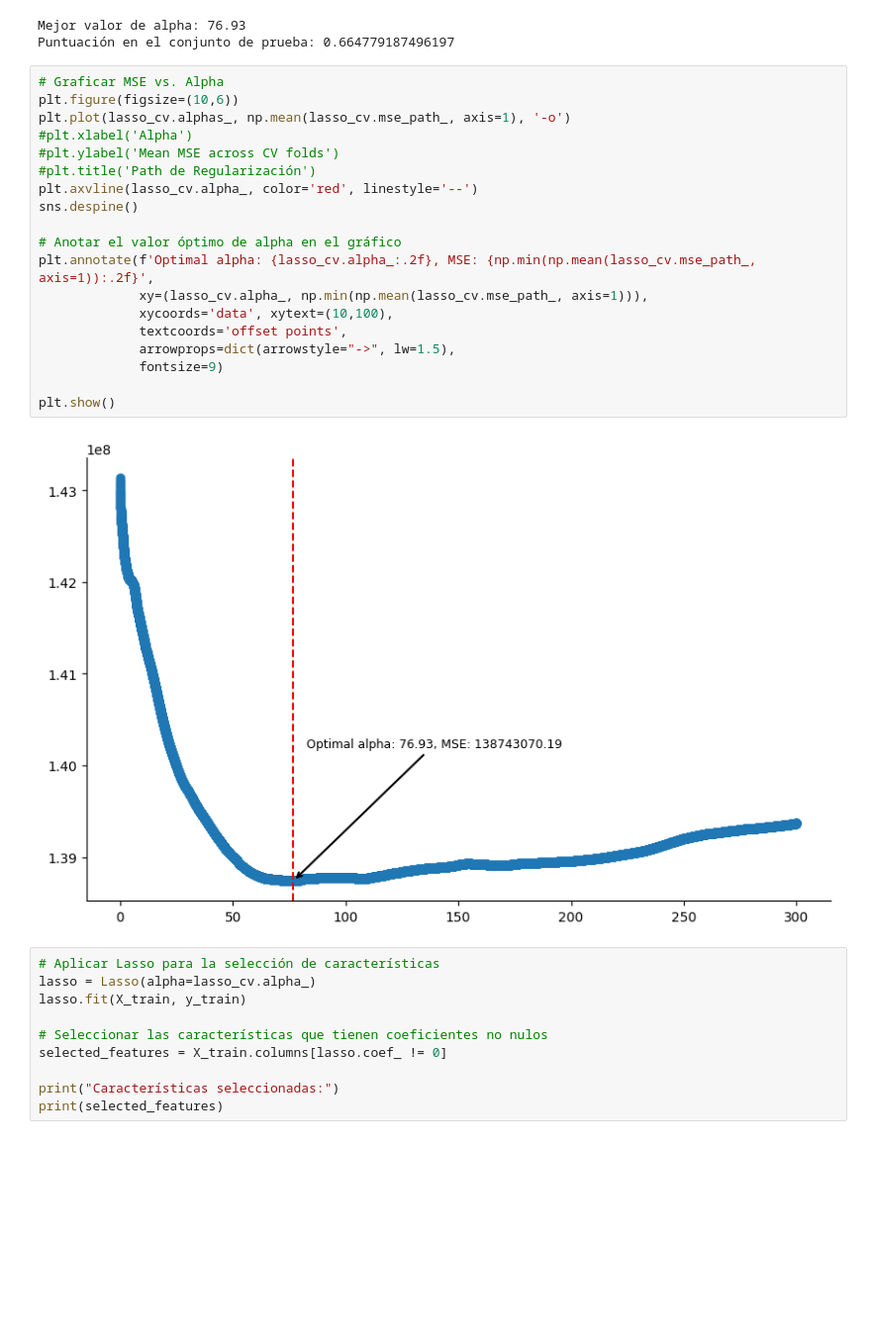
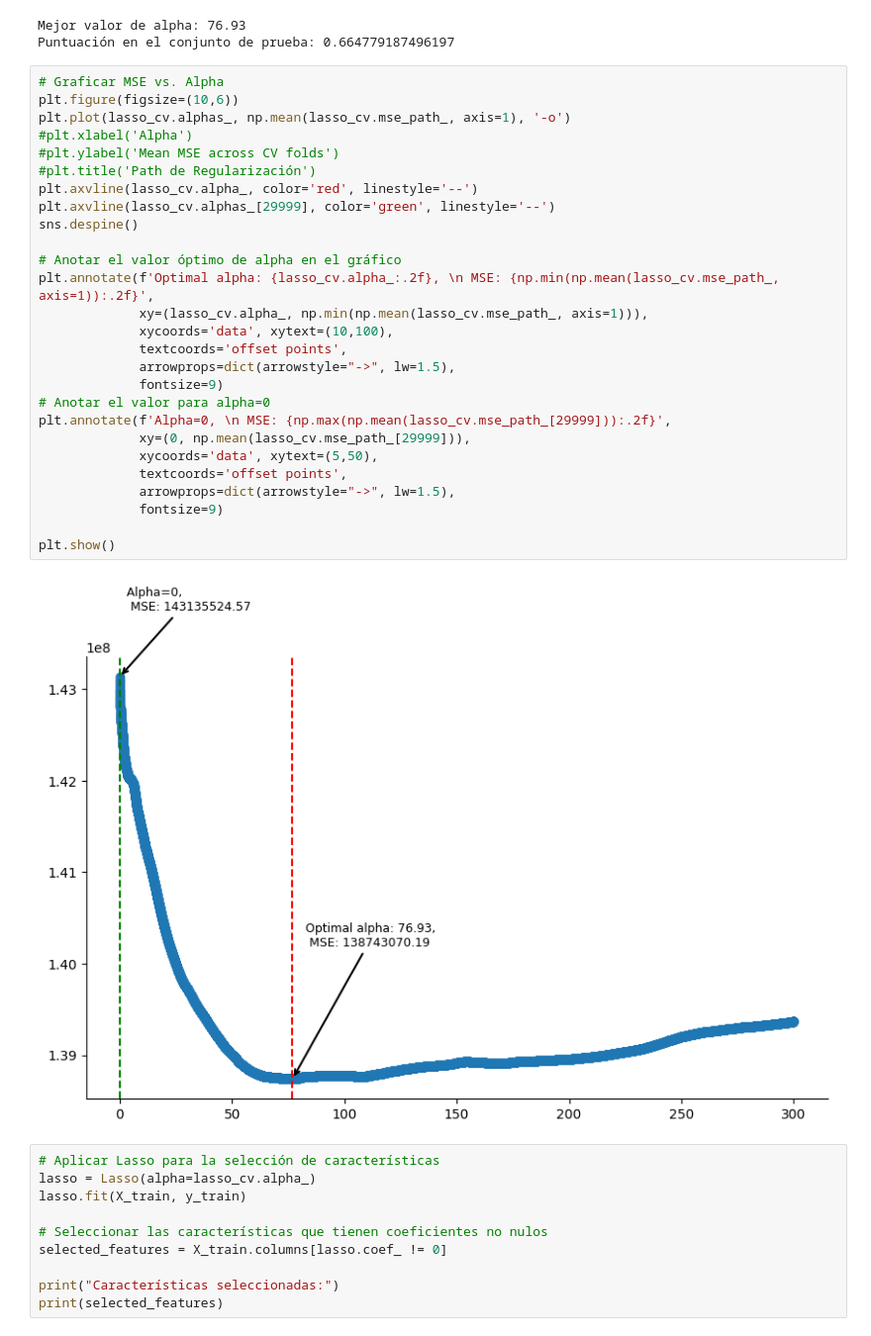
Before and after one commit to ecdiazl/capstone-project, a Jupyter notebook: RLine/Capstone - Regresion Lineal v8 (payload).ipynb, the cells around one changed output. Shown at 99% size. Drawn from its saved outputs; the diff is of its cells as text; blank space fills up the shorter version.

```diff
--- a/RLine/Capstone - Regresion Lineal v8 (payload).ipynb
+++ b/RLine/Capstone - Regresion Lineal v8 (payload).ipynb
@@ -231,24 +231,32 @@ Puntuación en el conjunto de prueba: 0.664779187496197
 # %%
 # Graficar MSE vs. Alpha
 plt.figure(figsize=(10,6))
 plt.plot(lasso_cv.alphas_, np.mean(lasso_cv.mse_path_, axis=1), '-o')
 #plt.xlabel('Alpha')
 #plt.ylabel('Mean MSE across CV folds')
 #plt.title('Path de Regularización')
 plt.axvline(lasso_cv.alpha_, color='red', linestyle='--')
+plt.axvline(lasso_cv.alphas_[29999], color='green', linestyle='--')
 sns.despine()
 
 # Anotar el valor óptimo de alpha en el gráfico
-plt.annotate(f'Optimal alpha: {lasso_cv.alpha_:.2f}, MSE: {np.min(np.mean(lasso_cv.mse_path_, axis=1)):.2f}',
+plt.annotate(f'Optimal alpha: {lasso_cv.alpha_:.2f}, \n MSE: {np.min(np.mean(lasso_cv.mse_path_, axis=1)):.2f}',
              xy=(lasso_cv.alpha_, np.min(np.mean(lasso_cv.mse_path_, axis=1))),
              xycoords='data', xytext=(10,100),
              textcoords='offset points',
              arrowprops=dict(arrowstyle="->", lw=1.5),
              fontsize=9)
+# Anotar el valor para alpha=0
+plt.annotate(f'Alpha=0, \n MSE: {np.max(np.mean(lasso_cv.mse_path_[29999])):.2f}',
+             xy=(0, np.mean(lasso_cv.mse_path_[29999])),
+             xycoords='data', xytext=(5,50),
+             textcoords='offset points',
+             arrowprops=dict(arrowstyle="->", lw=1.5),
+             fontsize=9)
 
 plt.show()
 # %% [output]
-[figure, old version]
+[figure, new version]
 # %%
 # Aplicar Lasso para la selección de características
 lasso = Lasso(alpha=lasso_cv.alpha_)
```
Also changed, not shown: parts of 6 cells of this notebook, 13 other files.
